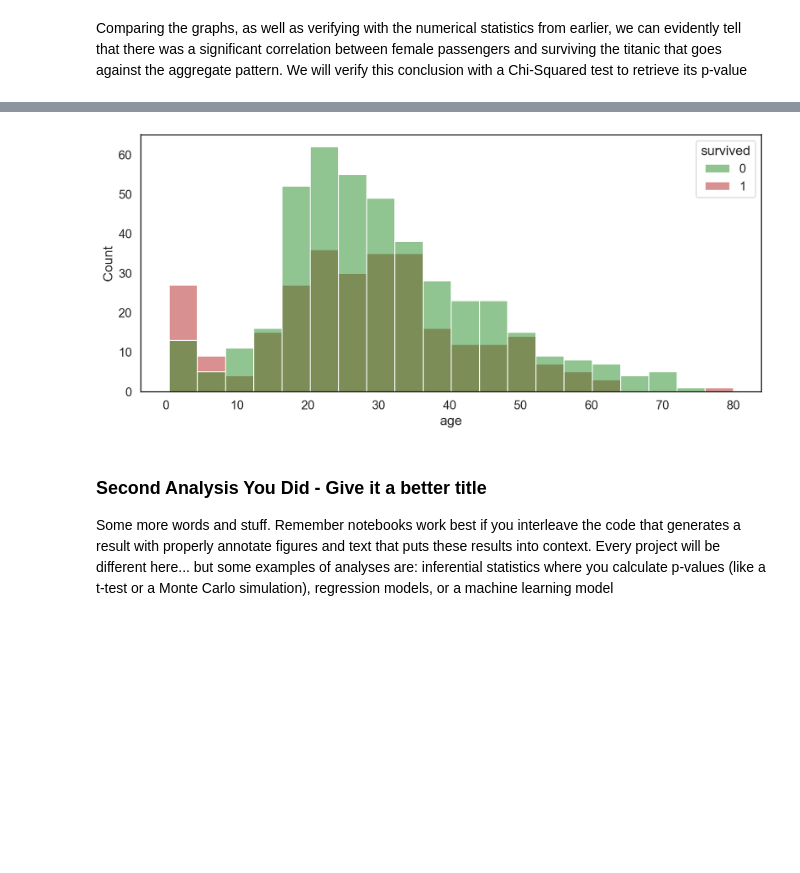
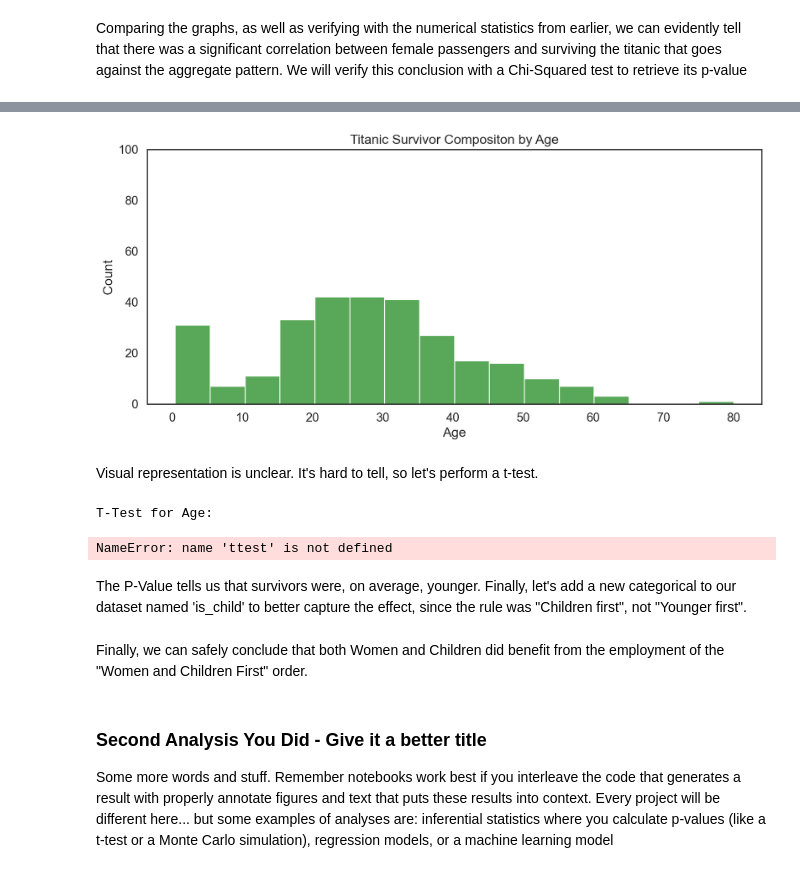
Before and after one commit to COGS108/Group036_WI26, a Jupyter notebook: 03-FinalProject.ipynb, the cells around one changed output, grey strips where cells are left out. Cells and saved outputs as stored; diff of their text form; code cells hidden in the pictures; blank space fills up the shorter version.

```diff
--- a/03-FinalProject.ipynb
+++ b/03-FinalProject.ipynb
@@ -365,11 +378,27 @@ Moving on to Age, let's perform the same demographic tests, this time to confirm
 # %%
-age_plot = sns.histplot(
-    data = titanic,
+age_survivor_plot = sns.histplot(
+    data = titanic[titanic['survived'] == 1],
     x = 'age',
     hue = 'survived',
-    palette = survivor_palette,
-    multiple =
+    palette = [survivor_palette[0]],
+    multiple = 'dodge',
+    legend = False
 )
+plt.ylim(0,100)
+plt.title("Titanic Survivor Compositon by Age")
+plt.xlabel('Age')
 plt.show()
 # %% [output]
-[figure, old version]
+[figure, new version]
+# %% [markdown]
+Visual representation is unclear. It's hard to tell, so let's perform a t-test.
+# %%
+ttest_age = stats.ttest_ind(survivors["age"], nonsurvivors["age"])
+print("T-Test for Age:")
+print("Statistic: ", ttest.statistic)
+print("P-Value: ", ttest.pvalue)
+# %% [output]
+T-Test for Age:
+NameError: name 'ttest' is not defined
+# %% [markdown]
+The P-Value tells us that survivors were, on average, younger. Finally, let's add a new categorical to our dataset named 'is_child' to better capture the effect, since the rule was "Children first", not "Younger first".
@@ -376,3 +421,5 @@ plt.show()
+# %% [markdown]
+Finally, we can safely conclude that both Women and Children did benefit from the employment of the "Women and Children First" order.
 # %% [markdown]
 ### Second Analysis You Did - Give it a better title
 
```
Also changed, not shown: parts of 4 cells of this notebook, 2 other files.
